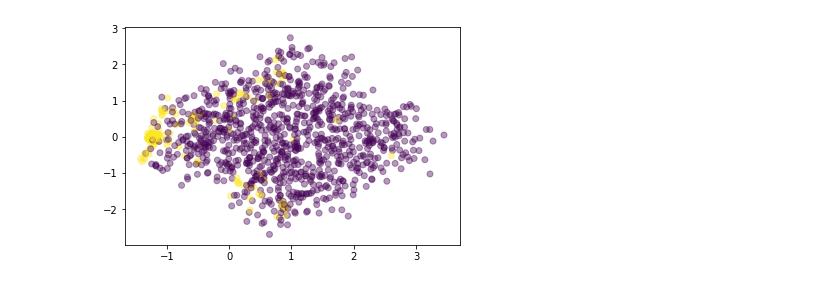
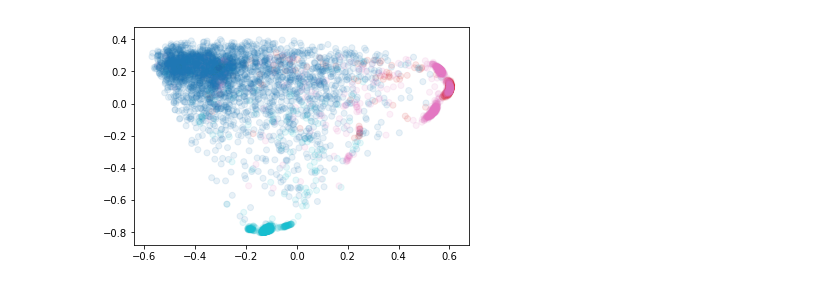
Before and after one commit to malramsay64/MLCrystals, a Jupyter notebook: notebooks/02_Features.ipynb, the cells around one changed output. Saved outputs shown, nothing was run; the diff lists cells and outputs as text; code cells hidden in the pictures.

```diff
--- a/notebooks/02_Features.ipynb
+++ b/notebooks/02_Features.ipynb
@@ -30,0 +61,7 @@ neighs = compute_neighbours(snap.box, snap.position)
+# %%
+crystals = ["p2", "p2gg", "pg"]
+snaps = read_files(
+    pressure=1.00,
+    temperature=0.40,
+    crystals=crystals
+)
@@ -30,0 +84,7 @@ neighs = compute_neighbours(snap.box, snap.position)
+# %%
+classes = np.concatenate(
+    [
+        classify_mols(snap, crys)
+        for snap, crys in zip(snaps, crystals)
+    ]
+)
@@ -31,2 +118,12 @@ neighs = compute_neighbours(snap.box, snap.position)
 # %%
-orient = relative_orientations(snap.box, snap.position, snap.orientation)
+orientations = np.concatenate(
+    [
+        relative_orientations(
+            snap.box,
+            snap.position,
+            snap.orientation,
+            max_neighbours=6
+        )
+        for snap in snaps
+    ]
+)
@@ -33,4 +136,4 @@ orient = relative_orientations(snap.box, snap.position, snap.orientation)
 # %%
 mask = classes < 4
-X = orient[mask]
+X_o = orientations[mask]
 y = classes[mask]
@@ -45,4 +183,6 @@ X_r = pca.fit_transform(X)
 # %%
-plt.scatter(X_r[:, 0], X_r[:, 1], alpha=.4, c=y);
+kpca = KernelPCA(n_components=2, kernel='rbf')
+X_r = kpca.fit_transform(X_o)
+plt.scatter(X_r[:, 0], X_r[:, 1], alpha=.1, c=y, cmap='tab10');
 # %% [output]
-[figure, old version]
+[figure, new version]
```
Also changed, not shown: parts of 32 cells of this notebook, 2 other files.
